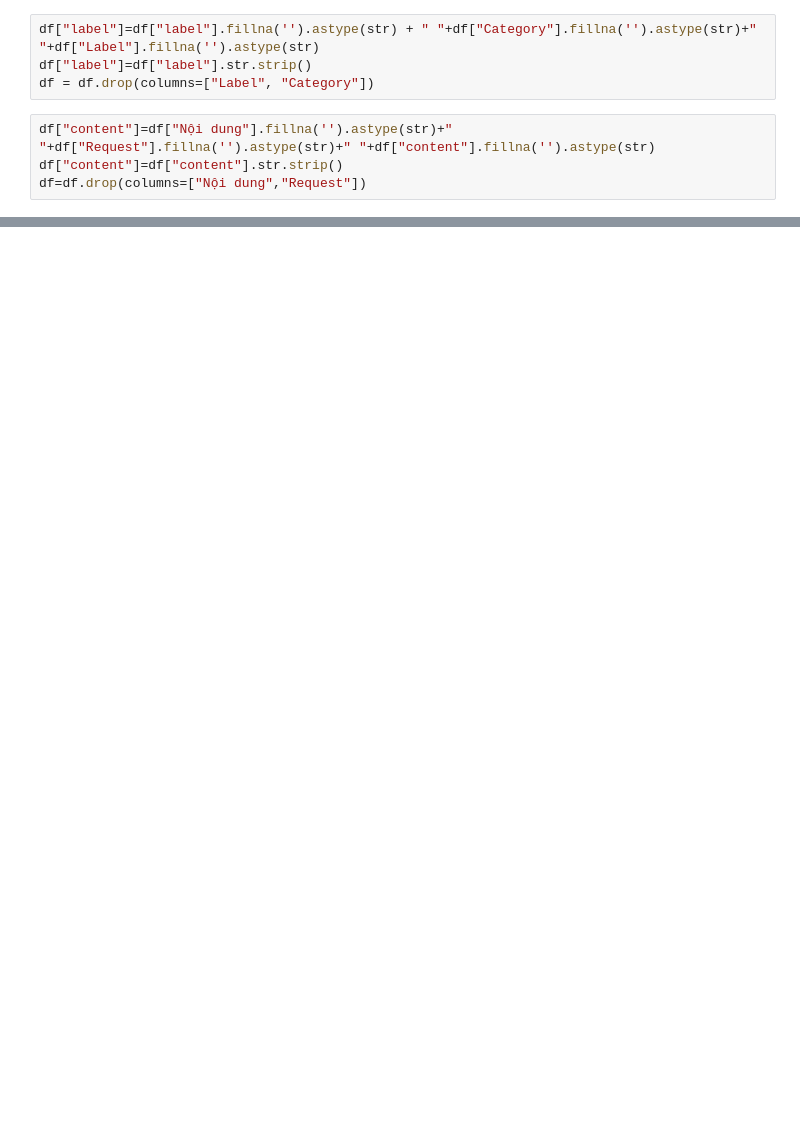
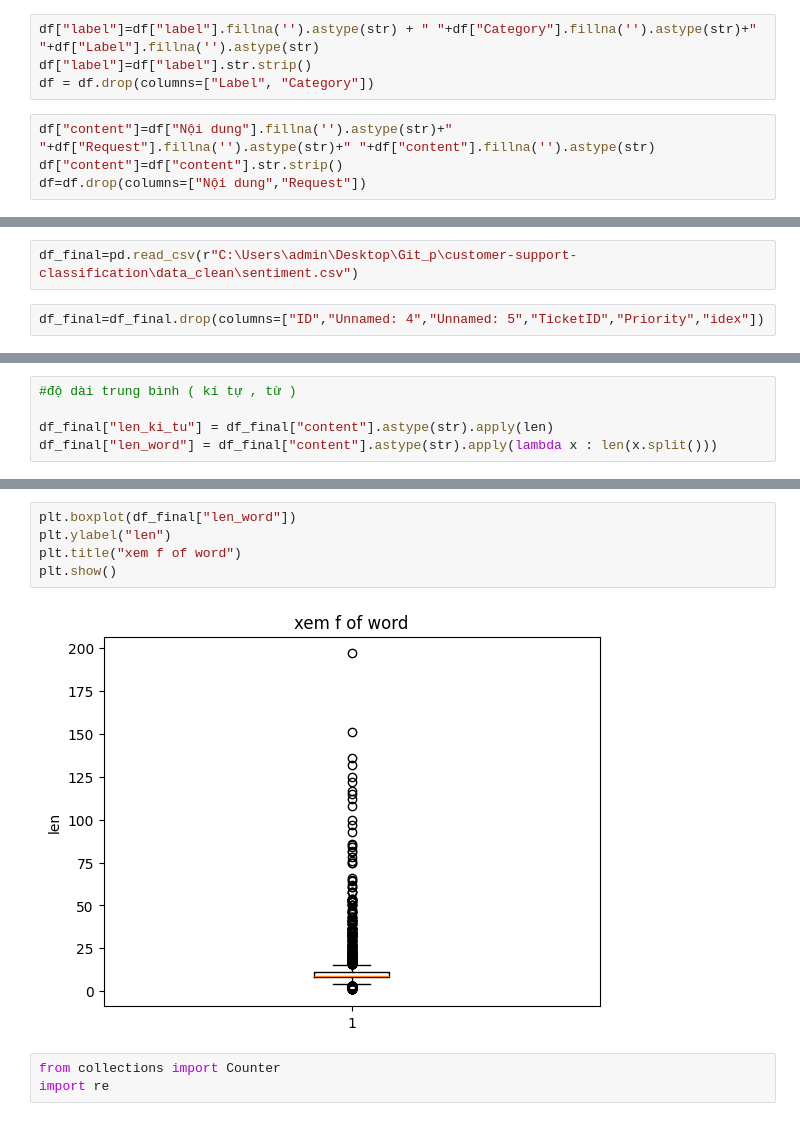
Before and after one commit to BaoMyTH/customer-support-classification, a Jupyter notebook: notebooks/baomy.ipynb, the cells around one changed output, grey strips where cells are left out. Drawn from its saved outputs; the diff is of its cells as text; blank space fills up the shorter version.

```diff
--- a/notebooks/baomy.ipynb
+++ b/notebooks/baomy.ipynb
@@ -199,0 +49,4 @@ outlier : 175 words
+# %%
+df_final=pd.read_csv(r"C:\Users\admin\Desktop\Git_p\customer-support-classification\data_clean\sentiment.csv")
+# %%
+df_final=df_final.drop(columns=["ID","Unnamed: 4","Unnamed: 5","TicketID","Priority","idex"])
@@ -199,0 +69,5 @@ outlier : 175 words
+# %%
+#độ dài trung bình ( kí tự , từ )
+
+df_final["len_ki_tu"] = df_final["content"].astype(str).apply(len)
+df_final["len_word"] = df_final["content"].astype(str).apply(lambda x : len(x.split()))
@@ -199,0 +83,10 @@ outlier : 175 words
+# %%
+plt.boxplot(df_final["len_word"])
+plt.ylabel("len")
+plt.title("xem f of word")
+plt.show()
+# %% [output]
+[figure, added]
+# %%
+from collections import Counter
+import re
```
Also changed, not shown: parts of 56 cells of this notebook.
